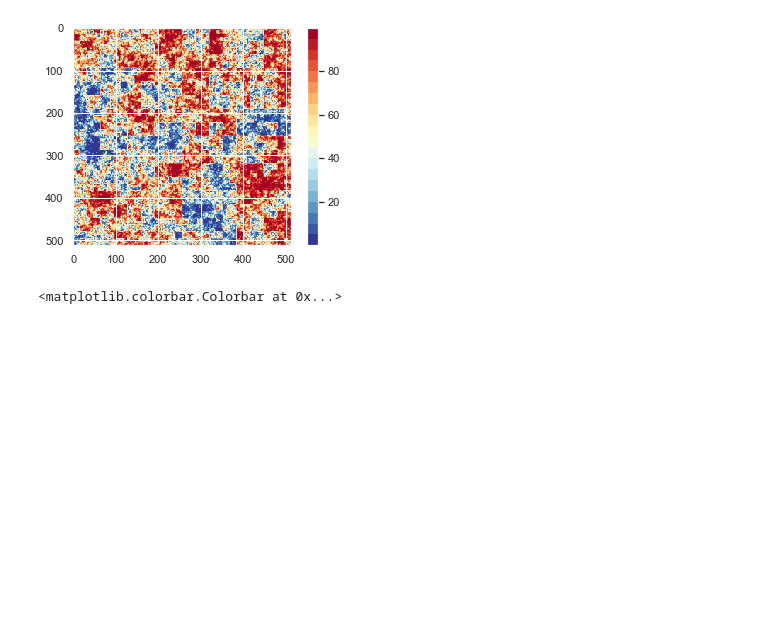
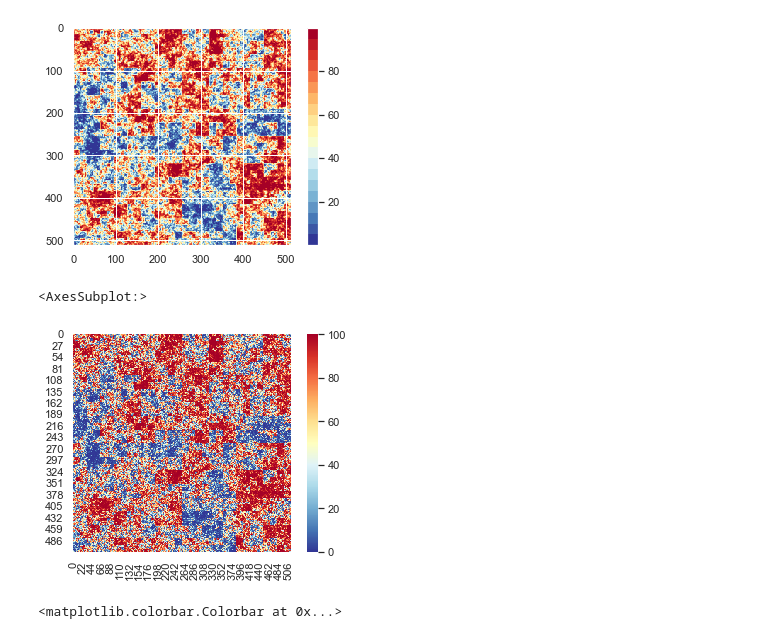
Before and after one commit to fsemecurbe/MMTMSS, a Jupyter notebook: Analysis.ipynb, the cells around one changed output. Drawn from its saved outputs; the diff is of its cells as text; code cells hidden in the pictures; blank space fills up the shorter version.

```diff
--- a/Analysis.ipynb
+++ b/Analysis.ipynb
@@ -178,6 +188,12 @@ plt.colorbar()
 # %% [output]
 <matplotlib.colorbar.Colorbar at 0x...>
 [figure]
+# %%
+cascade_log=jfrac[0]
+sns.heatmap(cascade_log[:,:,1]/(cascade_log[:,:,0]+cascade_log[:,:,1])*100, cmap='RdYlBu_r', square=True, vmin=0, vmax=100)
+# %% [output]
+<AxesSubplot:>
+[figure, added]
 # %%
 cascade_log=jfrac[9]
 cmap = matplotlib.cm.get_cmap('RdYlBu_r', 20)
```
Also changed, not shown: parts of 5 cells of this notebook, 1 other file.
